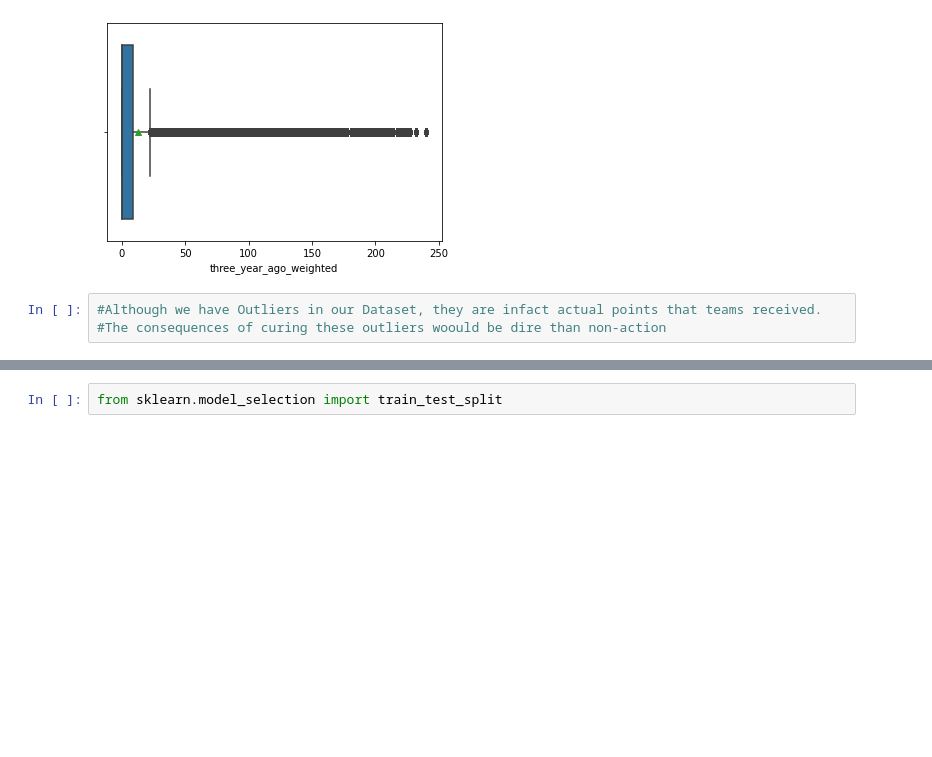
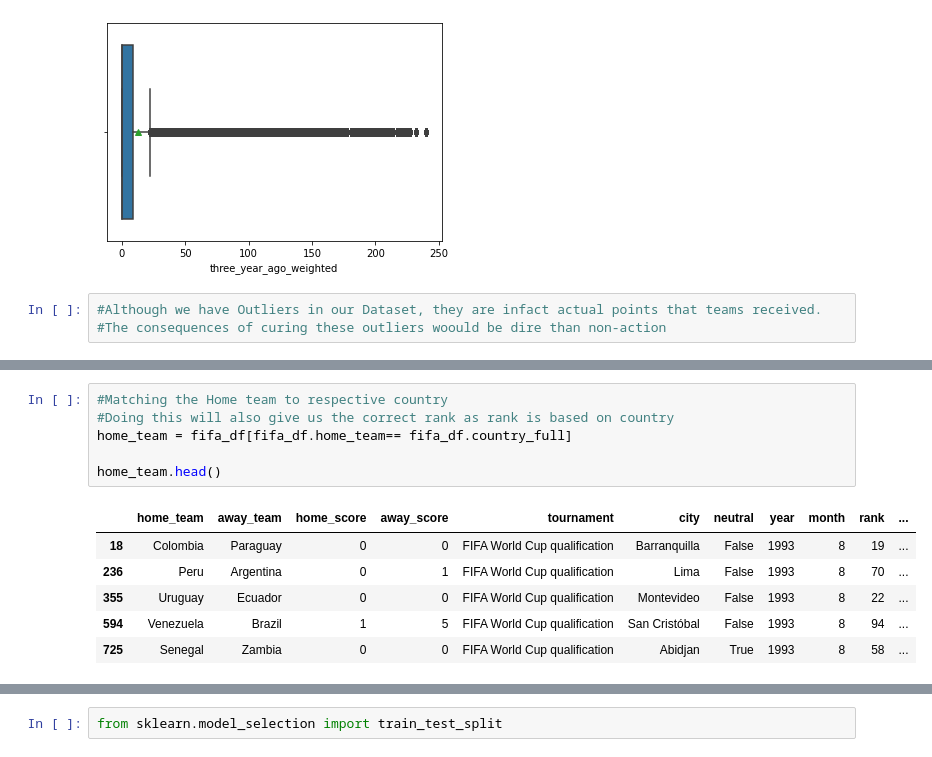
Before and after one commit to Obreintelly/Mchezo_Pesa_Football_Prediction_Analysis, a Jupyter notebook: Mchezo_Pesa_Football_Results_Prediction.ipynb, the cells around one changed output, grey strips where cells are left out. Drawn from its saved outputs; the diff is of its cells as text; blank space fills up the shorter version.

```diff
--- a/Mchezo_Pesa_Football_Results_Prediction.ipynb
+++ b/Mchezo_Pesa_Football_Results_Prediction.ipynb
@@ -357,0 +393,13 @@ bplot =sns.boxplot(fifa_df.three_year_ago_weighted, showmeans=True)
+# %%
+#Matching the Home team to respective country
+#Doing this will also give us the correct rank as rank is based on country
+home_team = fifa_df[fifa_df.home_team== fifa_df.country_full]
+
+home_team.head()
+# %% [output]
+|  | home_team | away_team | home_score | away_score | tournament | city | neutral | year | month | rank | ... |
+| 18 | Colombia | Paraguay | 0 | 0 | FIFA World Cup qualification | Barranquilla | False | 1993 | 8 | 19 | ... |
+| 236 | Peru | Argentina | 0 | 1 | FIFA World Cup qualification | Lima | False | 1993 | 8 | 70 | ... |
+| 355 | Uruguay | Ecuador | 0 | 0 | FIFA World Cup qualification | Montevideo | False | 1993 | 8 | 22 | ... |
+| 594 | Venezuela | Brazil | 1 | 5 | FIFA World Cup qualification | San Cristóbal | False | 1993 | 8 | 94 | ... |
+| 725 | Senegal | Zambia | 0 | 0 | FIFA World Cup qualification | Abidjan | True | 1993 | 8 | 58 | ... |
```
Also changed, not shown: parts of 32 cells of this notebook.
